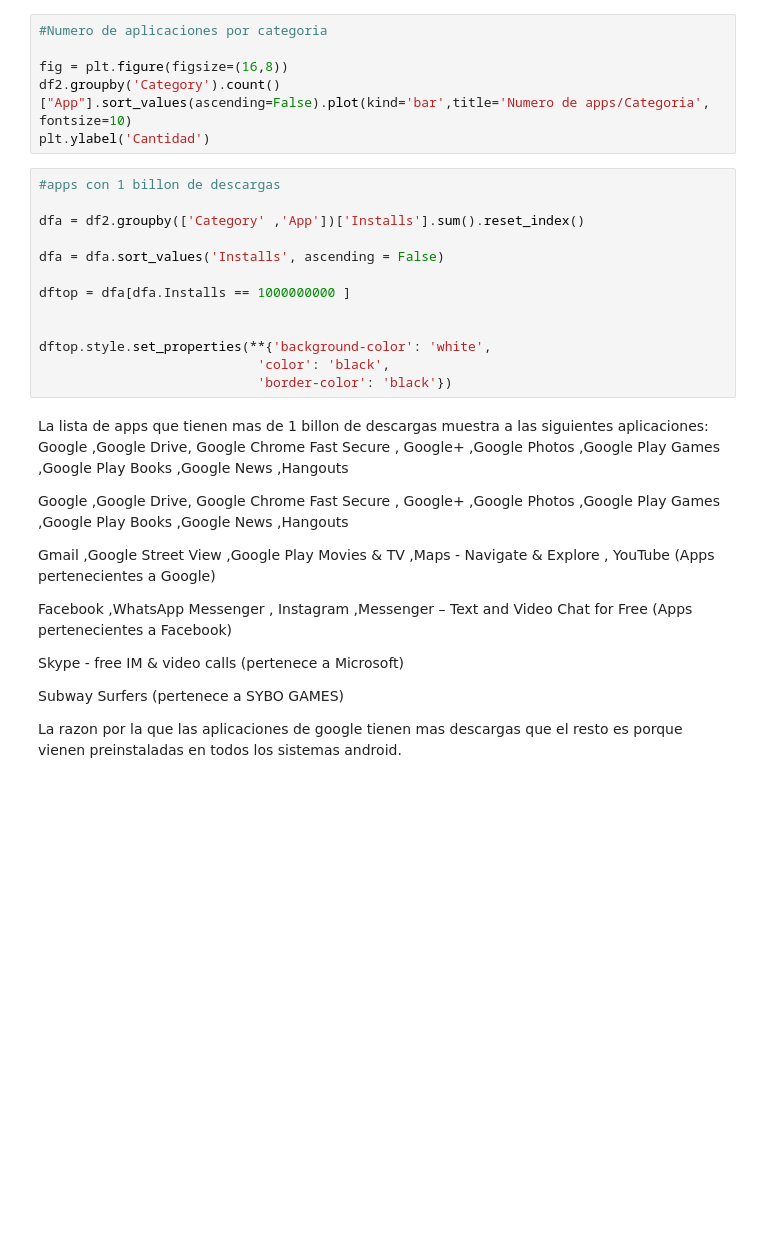
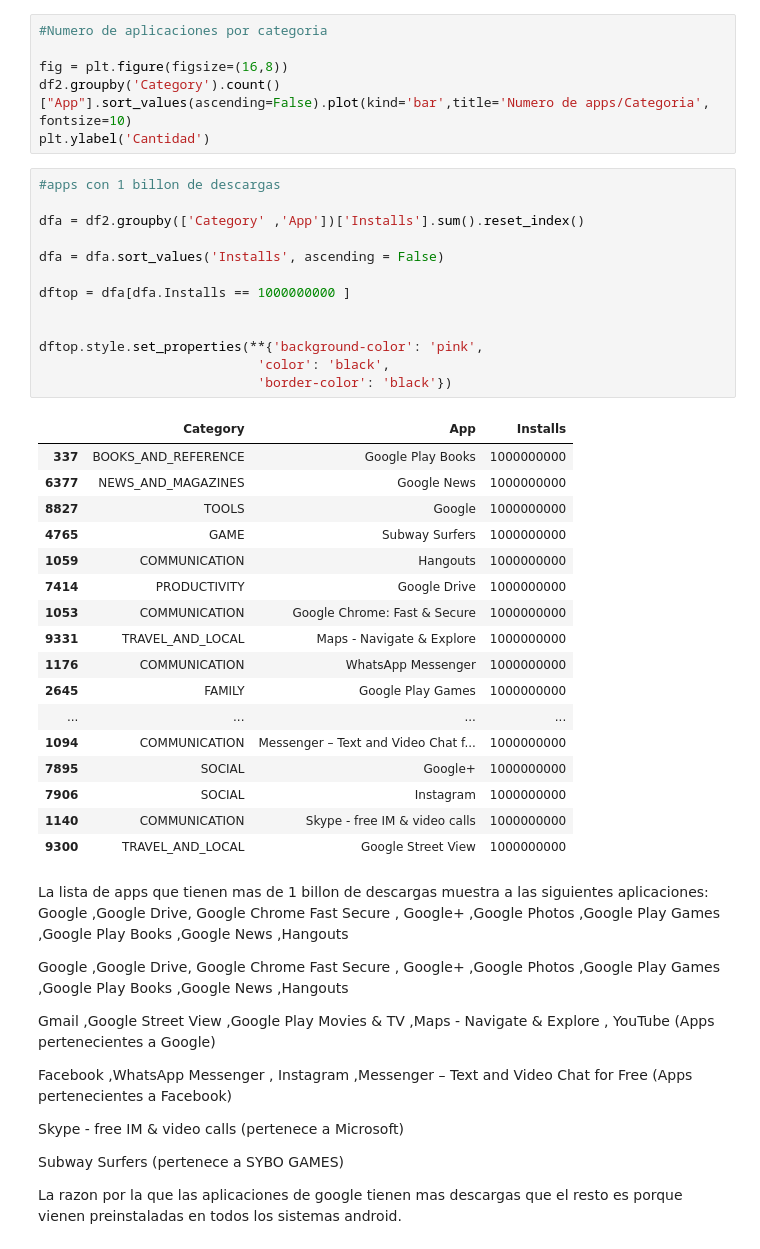
Before and after one commit to joseemaro/bdm_EvaluatingGoogleApps, a Jupyter notebook: tpfinal_pre.ipynb, the cells around one changed output. Drawn from its saved outputs; the diff is of its cells as text; blank space fills up the shorter version.

```diff
--- a/tpfinal_pre.ipynb
+++ b/tpfinal_pre.ipynb
@@ -84,16 +84,34 @@ plt.ylabel('Cantidad')
 # %%
 #apps con 1 billon de descargas
 
 dfa = df2.groupby(['Category' ,'App'])['Installs'].sum().reset_index()
 
 dfa = dfa.sort_values('Installs', ascending = False)
 
 dftop = dfa[dfa.Installs == 1000000000 ]
 
 
-dftop.style.set_properties(**{'background-color': 'white',
+dftop.style.set_properties(**{'background-color': 'pink',
                             'color': 'black',
                             'border-color': 'black'})
+# %% [output]
+|  | Category | App | Installs |
+| 337 | BOOKS_AND_REFERENCE | Google Play Books | 1000000000 |
+| 6377 | NEWS_AND_MAGAZINES | Google News | 1000000000 |
+| 8827 | TOOLS | Google | 1000000000 |
+| 4765 | GAME | Subway Surfers | 1000000000 |
+| 1059 | COMMUNICATION | Hangouts | 1000000000 |
+| 7414 | PRODUCTIVITY | Google Drive | 1000000000 |
+| 1053 | COMMUNICATION | Google Chrome: Fast & Secure | 1000000000 |
+| 9331 | TRAVEL_AND_LOCAL | Maps - Navigate & Explore | 1000000000 |
+| 1176 | COMMUNICATION | WhatsApp Messenger | 1000000000 |
+| 2645 | FAMILY | Google Play Games | 1000000000 |
+| ... | ... | ... | ... |
+| 1094 | COMMUNICATION | Messenger – Text and Video Chat f... | 1000000000 |
+| 7895 | SOCIAL | Google+ | 1000000000 |
+| 7906 | SOCIAL | Instagram | 1000000000 |
+| 1140 | COMMUNICATION | Skype - free IM & video calls | 1000000000 |
+| 9300 | TRAVEL_AND_LOCAL | Google Street View | 1000000000 |
 # %% [markdown]
 La lista de apps que tienen mas de 1 billon de descargas muestra a las siguientes aplicaciones:
 Google ,Google Drive, Google Chrome Fast Secure , Google+ ,Google Photos ,Google Play Games ,Google Play Books ,Google News ,Hangouts
```
Also changed, not shown: parts of 18 cells of this notebook.
